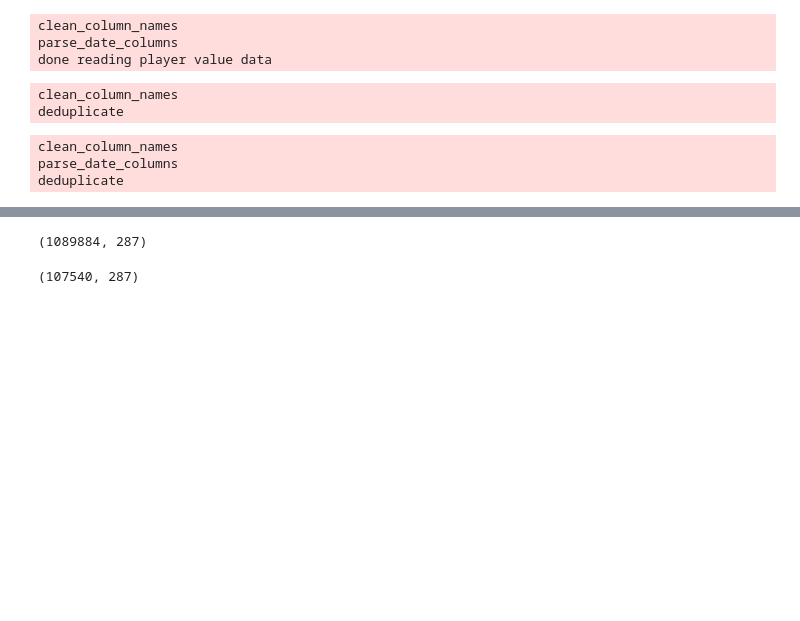
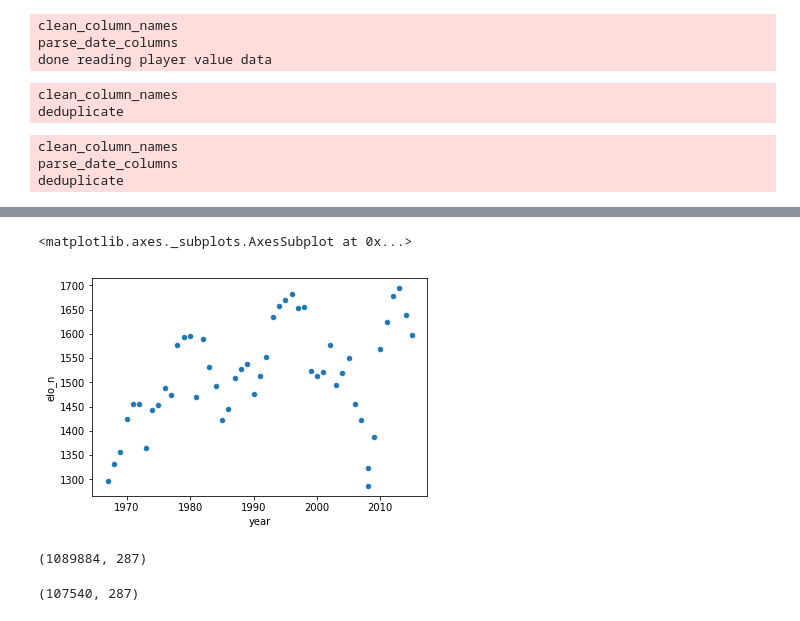
Before and after one commit to wilsonify/projects-eclectic, a Jupyter notebook: src/consolidate_data.ipynb, the cells around one changed output, grey strips where cells are left out. Saved outputs shown, nothing was run; the diff lists cells and outputs as text; code cells hidden in the pictures; blank space fills up the shorter version.

```diff
--- a/src/consolidate_data.ipynb
+++ b/src/consolidate_data.ipynb
@@ -96,0 +124,2 @@ deduplicate
+# %%
+elo['year'] = elo['date_game'].apply(lambda x: x.year)
@@ -96,0 +133,5 @@ deduplicate
+# %%
+elo_annual[elo_annual['fran_id']=='Thunder'].plot.scatter(x='year',y='elo_n')
+# %% [output]
+<matplotlib.axes._subplots.AxesSubplot at 0x...>
+[figure, added]
```
Also changed, not shown: parts of 7 cells of this notebook.
